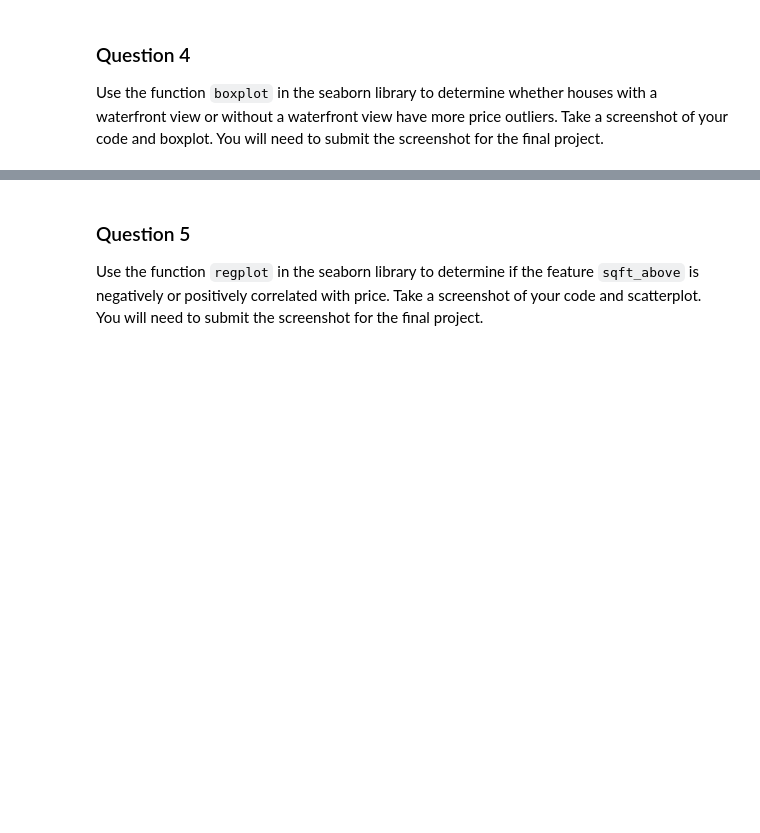
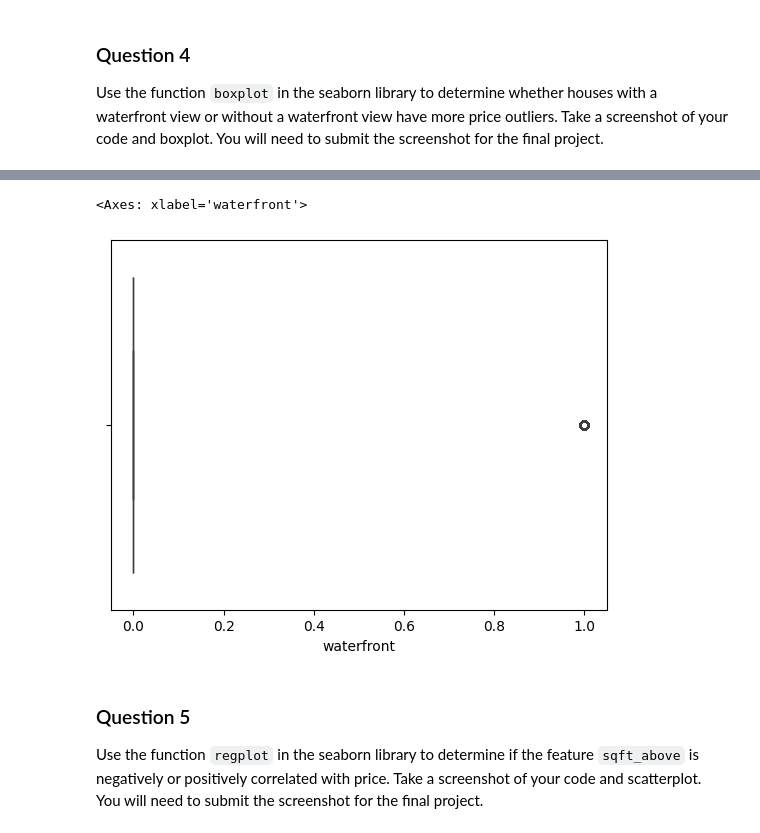
Before and after one commit to Solumba/Coursera-Projects, a Jupyter notebook: House_Sales_in_King_Count_USA-20231003-1696291200.jupyterlite.ipynb, the cells around one changed output, grey strips where cells are left out. Saved outputs shown, nothing was run; the diff lists cells and outputs as text; code cells hidden in the pictures; blank space fills up the shorter version.

```diff
--- a/House_Sales_in_King_Count_USA-20231003-1696291200.jupyterlite.ipynb
+++ b/House_Sales_in_King_Count_USA-20231003-1696291200.jupyterlite.ipynb
@@ -252,3 +250,9 @@ Use the function <code>boxplot</code> in the seaborn library  to  determine whet
+# %%
+#setting feature to be visualized on the plot to view outliers.
+sns.boxplot(x=df["waterfront"])
+# %% [output]
+<Axes: xlabel='waterfront'>
+[figure, added]
 # %% [markdown]
 ### Question 5
 
```
Also changed, not shown: parts of 5 cells of this notebook.
